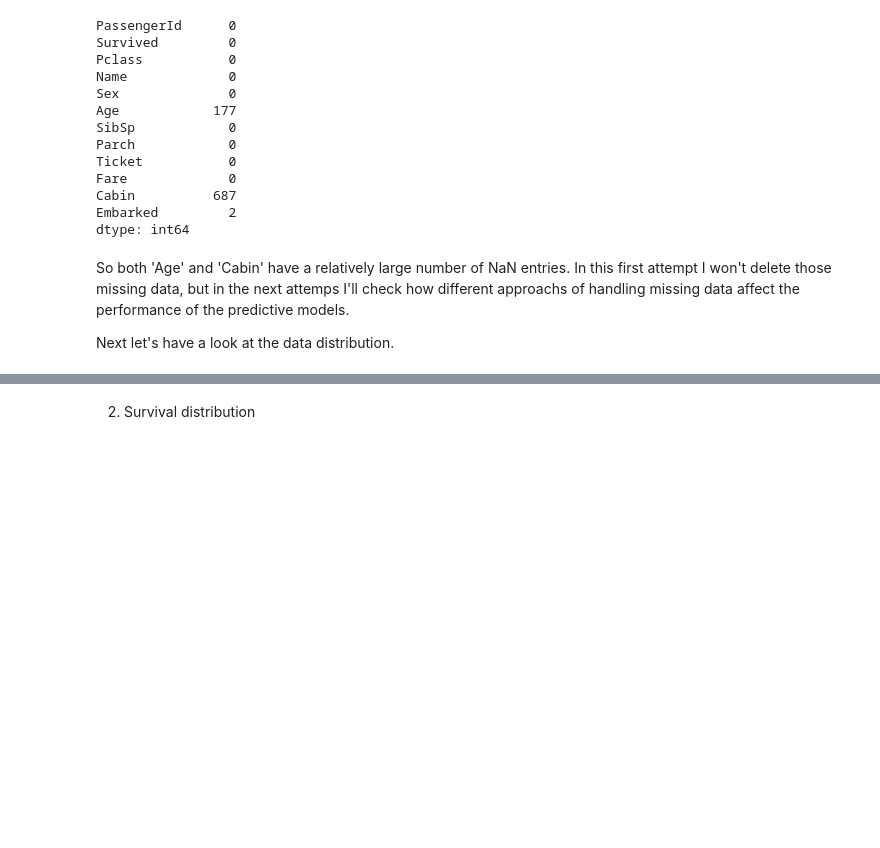
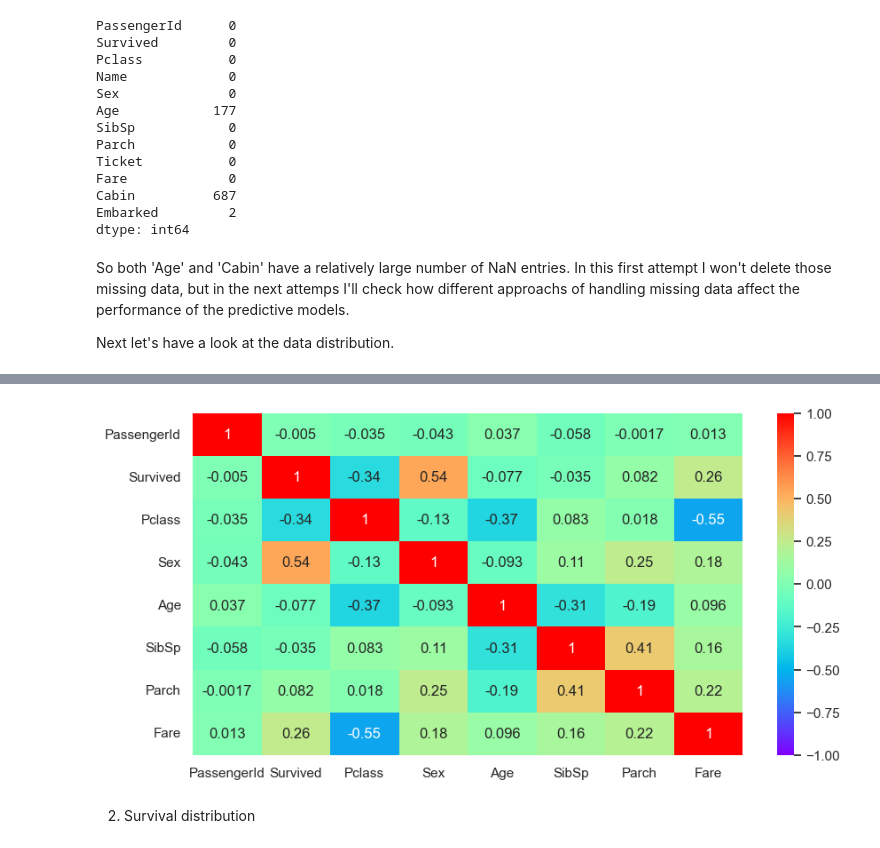
Before and after one commit to devienne/ML_from_disaster, a Jupyter notebook: 1 Titanic EDA.ipynb, the cells around one changed output, grey strips where cells are left out. Cells and saved outputs as stored; diff of their text form; code cells hidden in the pictures; blank space fills up the shorter version.

```diff
--- a/1 Titanic EDA.ipynb
+++ b/1 Titanic EDA.ipynb
@@ -103,3 +137,11 @@ plt.show()
+# %%
+df_train['Sex'] = df_train['Sex'].replace({'male':0, 'female':1})
+
+plt.figure(figsize=(10,5))
+sns.heatmap(df_train.corr(), vmin=-1, vmax=1, annot=True, cmap='rainbow')
+plt.show()
+# %% [output]
+[figure, added]
 # %% [markdown]
 2. Survival distribution
 # %%
```
Also changed, not shown: parts of 3 cells of this notebook.
